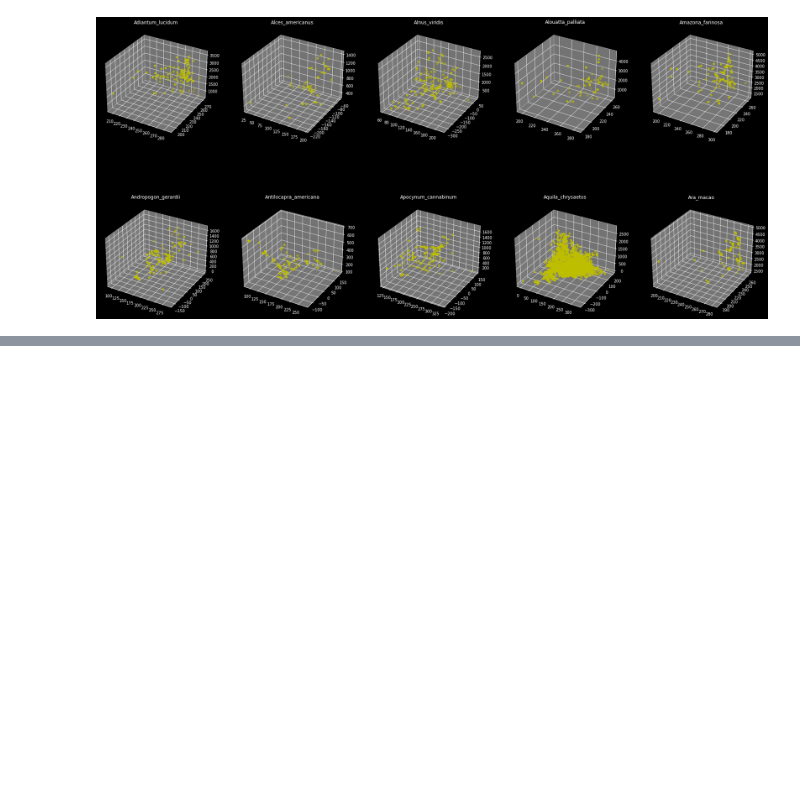
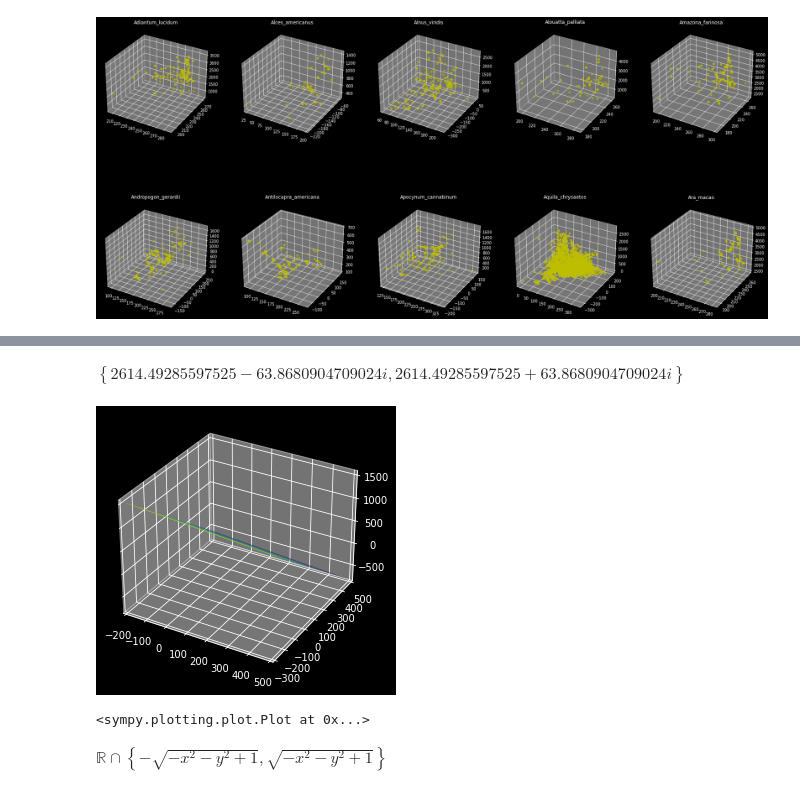
Before and after one commit to ConnorSutton07/Panorama-Project, a Jupyter notebook: panorama.ipynb, the cells around one changed output, grey strips where cells are left out. Cells and saved outputs as stored; diff of their text form; code cells hidden in the pictures; blank space fills up the shorter version.

Commit message:
ellipse graph testing

```diff
--- a/panorama.ipynb
+++ b/panorama.ipynb
@@ -90,6 +95,7 @@ for i in range(len(bios)):
 bios = tmp_bios
 locs = tmp_locs
 names = tmp_names
+n = len(bios)
 # %%
 nlat = nubes['Latitude'].to_numpy()
 nlon = nubes['Longitude'].to_numpy()
@@ -133,3 +139,8 @@ plt.savefig('bios.jpg')
 # %% [output]
 [figure]
 # %%
+#np.array((n,))
+v1 = sym.Symbol('v1')
+v2 = sym.Symbol('v2')
+v3 = sym.Symbol('v3')
+v = np.array([v1, v2, v3])
@@ -137,0 +198,7 @@ plt.savefig('bios.jpg')
+# %%
+frmq = []
+for i in trange(n):
+    eq = ellipsoid_quantile(np.array(bios[i]), 0.9)
+    mu = eq[0]
+    sigma = eq[2].T @ np.diag(1 / (eq[1]**2)) @ eq[2]
+    frmq.append(sym.simplify((v - mu) @ sigma @ (v - mu).T))
@@ -137,0 +209,2 @@ plt.savefig('bios.jpg')
+# %%
+set_obj = sym.solveset(str(frmq[0]), v3, sym.S.Reals)
@@ -137,0 +215,10 @@ plt.savefig('bios.jpg')
+# %%
+ans = set_obj.args[1].subs([(v1, 0), (v2, 0)])
+ans
+# %% [output]
+$\displaystyle \left\{2614.49285597525 - 63.8680904709024 i, 2614.49285597525 + 63.8680904709024 i\right\}$
+# %%
+sym.plotting.plot3d(str(set_obj.args[0]), (v1, -200, 500), (v2, -300, 500))
+# %% [output]
+[figure, added]
+<sympy.plotting.plot.Plot at 0x...>
@@ -137,0 +232,4 @@ plt.savefig('bios.jpg')
+# %%
+solution
+# %% [output]
+$\displaystyle \mathbb{R} \cap \left\{- \sqrt{- x^{2} - y^{2} + 1}, \sqrt{- x^{2} - y^{2} + 1}\right\}$
```
Also changed, not shown: parts of 19 cells of this notebook.
